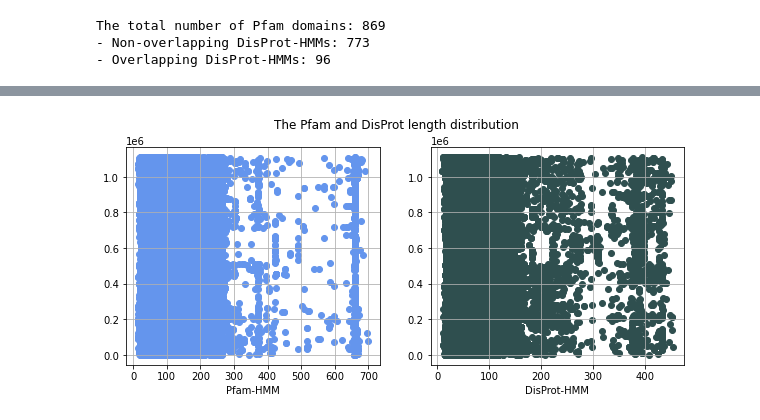
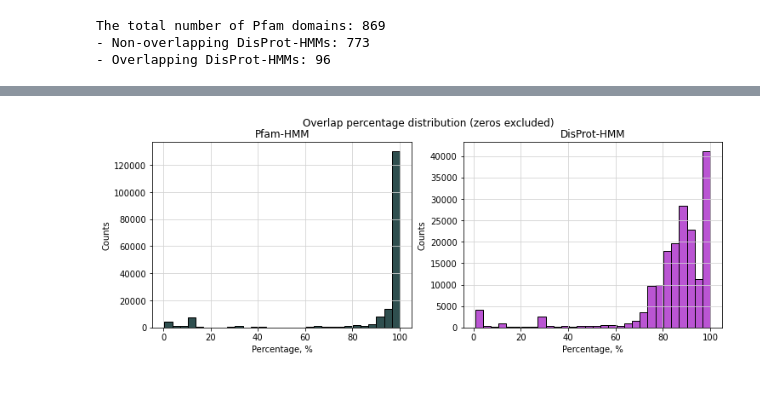
Before and after one commit to AlyaHarvelle/HMMER, a Jupyter notebook: hmm_analysis.ipynb, the cells around one changed output, grey strips where cells are left out. Drawn from its saved outputs; the diff is of its cells as text; code cells hidden in the pictures; blank space fills up the shorter version.

```diff
--- a/hmm_analysis.ipynb
+++ b/hmm_analysis.ipynb
@@ -196,13 +221,19 @@ The number of instances overlapping with Pfam: 179674
 # %%
-# Plot the percentage distribution
-fig, (ax1, ax2) = plt.subplots(1, 2, figsize=(10, 4))
-ax1.scatter(noverlap_total_df['length_pfam'], noverlap_total_df.index, color='cornflowerblue', label='Overlapping')
-ax2.scatter(noverlap_total_df['ali_length'], noverlap_total_df.index, color='darkslategray', label='Overlapping')
-ax1.set_xlabel('Pfam-HMM')
-ax2.set_xlabel('DisProt-HMM')
-ax1.grid()
-ax2.grid()
-plt.suptitle('The Pfam and DisProt length distribution')
+# Plot the percentage distribution of overlaps: Pfam-HMM and DisProt-HMM
+overlap_total_df = pfam_clustal[pfam_clustal['overl_len'] != 0] # select non-zero overlap instances
+
+fig, (ax1, ax2) = plt.subplots(1, 2, figsize=(12, 4))
+ax1.hist(overlap_total_df['overl_pfam'], bins=30, edgecolor='black', color='darkslategray', alpha=1, label='Overlapping')
+ax2.hist(overlap_total_df['overl_ali'], bins=30, edgecolor='black', color='mediumorchid', alpha=1, label='Overlapping')
+ax1.set_title('Pfam-HMM')
+ax2.set_title('DisProt-HMM')
+ax1.set_xlabel('Percentage, %')
+ax2.set_xlabel('Percentage, %')
+ax1.set_ylabel('Counts')
+ax2.set_ylabel('Counts')
+ax1.grid(color='lightgray')
+ax2.grid(color='lightgray')
+plt.suptitle('Overlap percentage distribution (zeros excluded)')
 plt.show()
 # %% [output]
-[figure, old version]
+[figure, new version]
```
Also changed, not shown: parts of 21 cells of this notebook.
